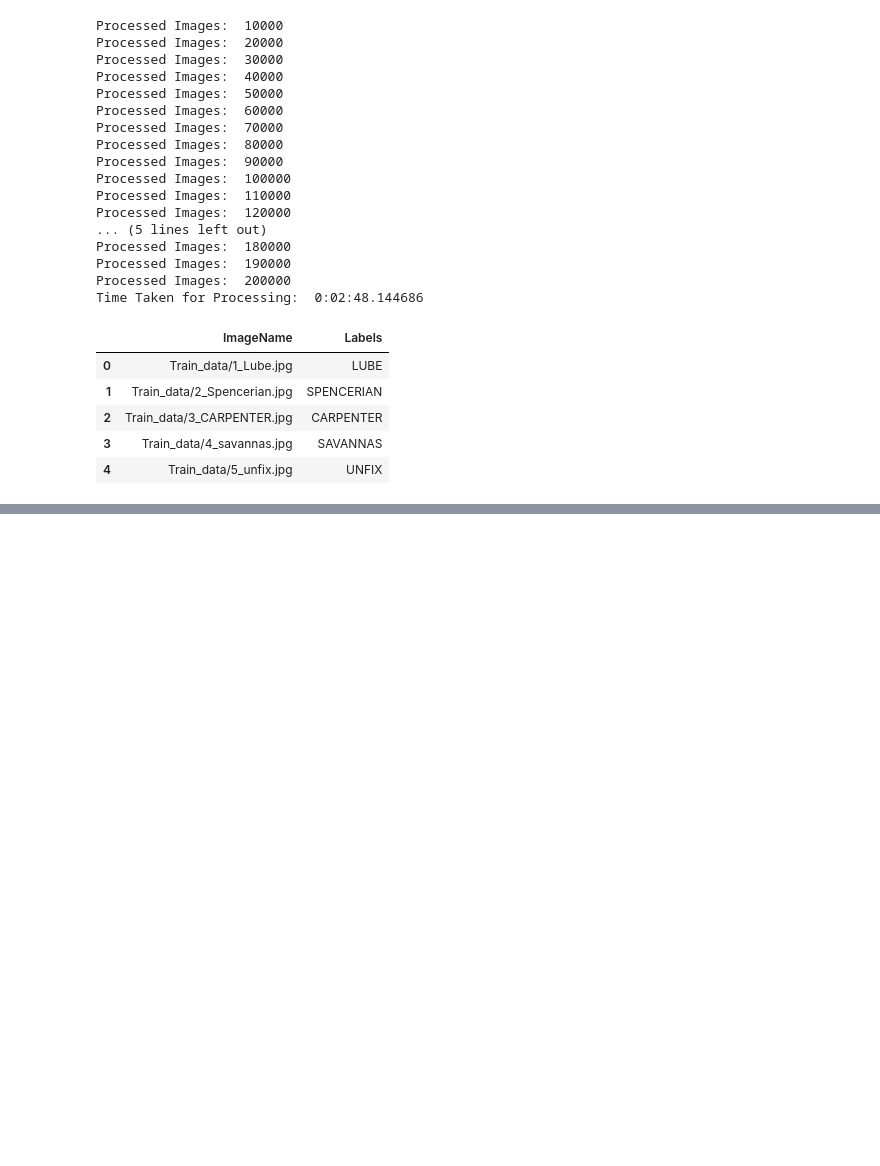
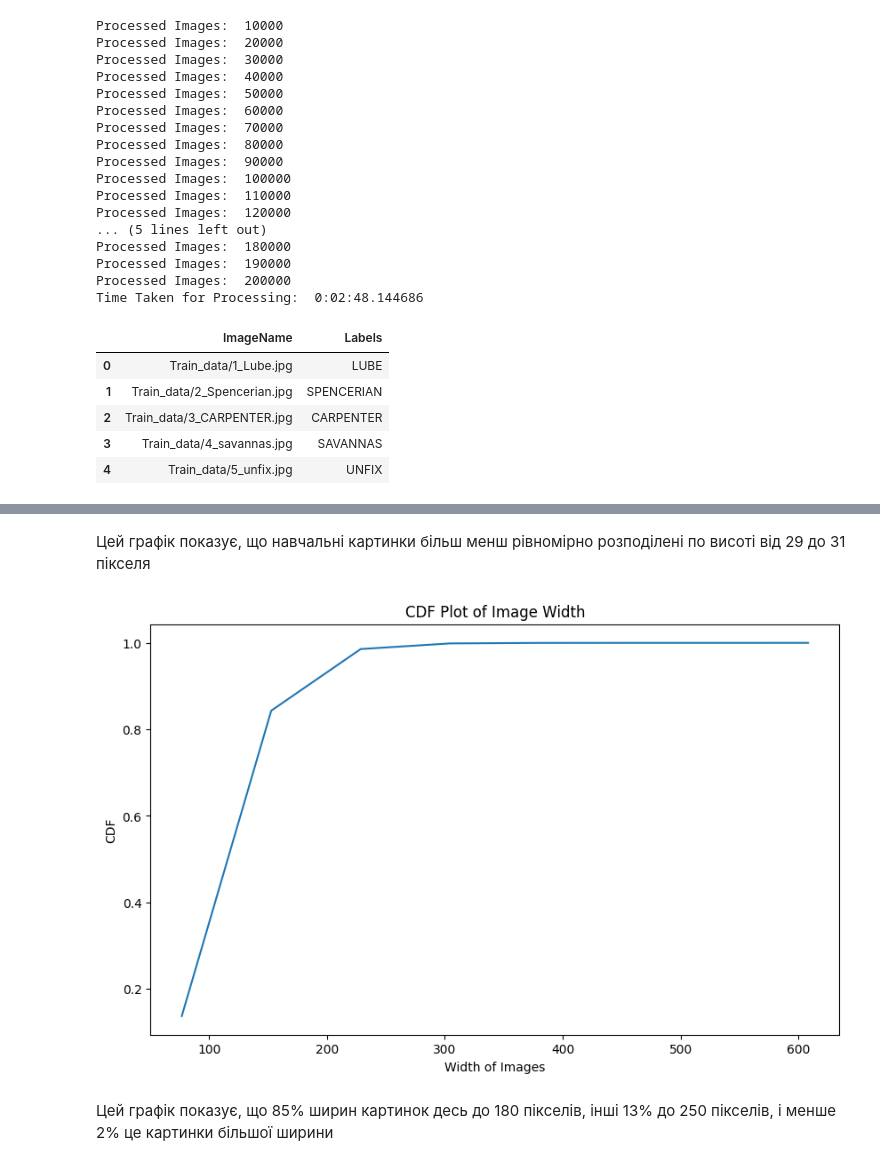
Before and after one commit to Yurii-Vipshovsky/Image_text_recognition_CRNN, a Jupyter notebook: Text_recognition.ipynb, the cells around one changed output, grey strips where cells are left out. Cells and saved outputs as stored; diff of their text form; code cells hidden in the pictures; blank space fills up the shorter version.

```diff
--- a/Text_recognition.ipynb
+++ b/Text_recognition.ipynb
@@ -257,0 +344,15 @@ train_data.to_csv('Train_Final.csv')
+# %%
+def cdf_image_widths(label_len):
+    """
+    Takes a list of image widths as input and Plots CDF of image widths
+    """
+    plt.figure(figsize = (10,6))
+    count_labels = np.array(label_len)
+    counts, bin_edges = np.histogram(count_labels, bins = 8, density = True)
+    pdf = counts / (sum(counts))
+    cdf = np.cumsum(pdf)
+    plt.plot(bin_edges[1:], cdf)
+    plt.xlabel('Width of Images', fontsize=10)
+    plt.ylabel('CDF', fontsize=10)
+    plt.title('CDF Plot of Image Width', fontsize=12)
+    plt.show()
@@ -257,0 +363,8 @@ train_data.to_csv('Train_Final.csv')
+# %% [markdown]
+Цей графік показує, що навчальні картинки більш менш рівномірно розподілені по висоті від 29 до 31 пікселя
+# %%
+cdf_image_widths(train_img_size['Width'].values)
+# %% [output]
+[figure, added]
+# %% [markdown]
+Цей графік показує, що 85% ширин картинок десь до 180 пікселів, інші 13% до 250 пікселів, і менше 2% це картинки більшої ширини
```
Also changed, not shown: parts of 28 cells of this notebook, 1 other file.
